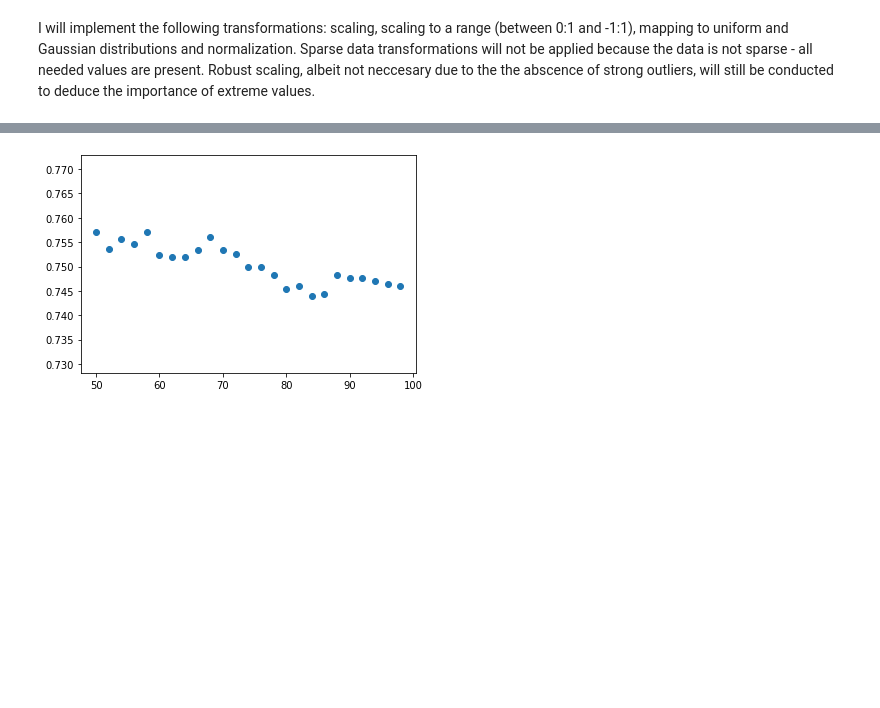
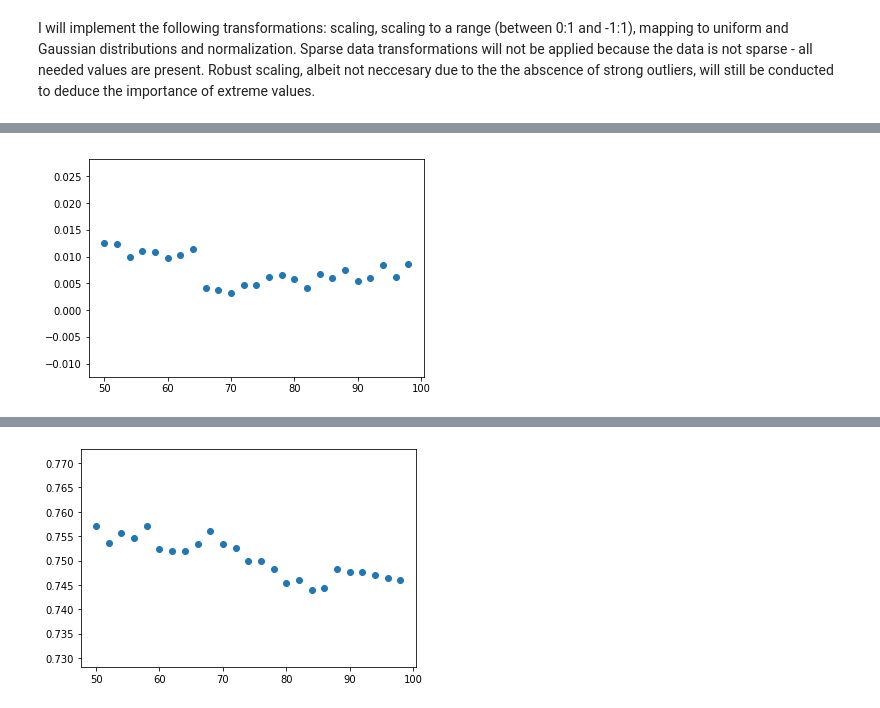
Before and after one commit to GStravinsky/Binary-classifiers, a Jupyter notebook: Assignment_1.ipynb, the cells around one changed output, grey strips where cells are left out. Cells and saved outputs as stored; diff of their text form; code cells hidden in the pictures; blank space fills up the shorter version.

```diff
--- a/Assignment_1.ipynb
+++ b/Assignment_1.ipynb
@@ -277,0 +383,6 @@ Mean : 0.7546947745455618 Standard Deviation: 0.020824430953370263
+# %%
+zip(*cv_std)
+plt.scatter(*zip(*cv_scores_next))
+plt.show()
+# %% [output]
+[figure, added]
```
Also changed, not shown: parts of 62 cells of this notebook.
